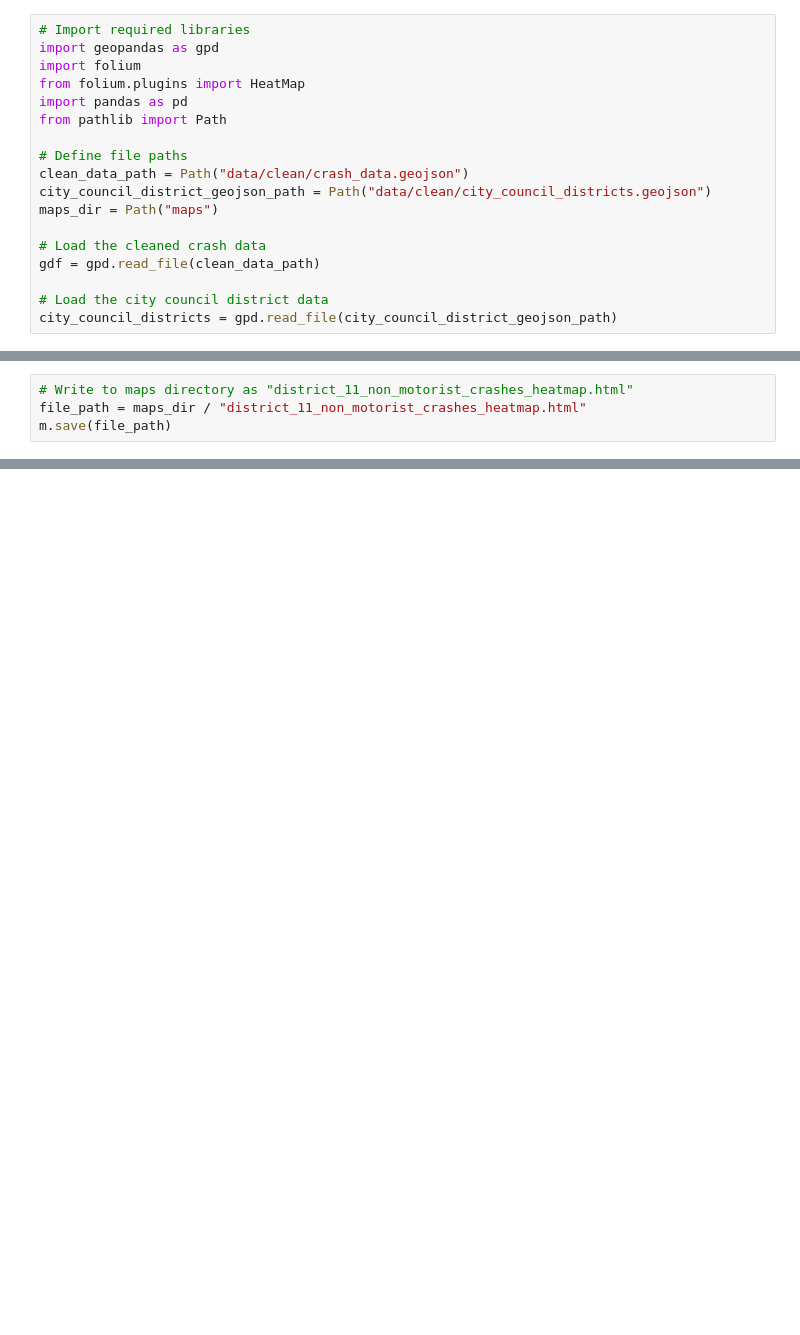
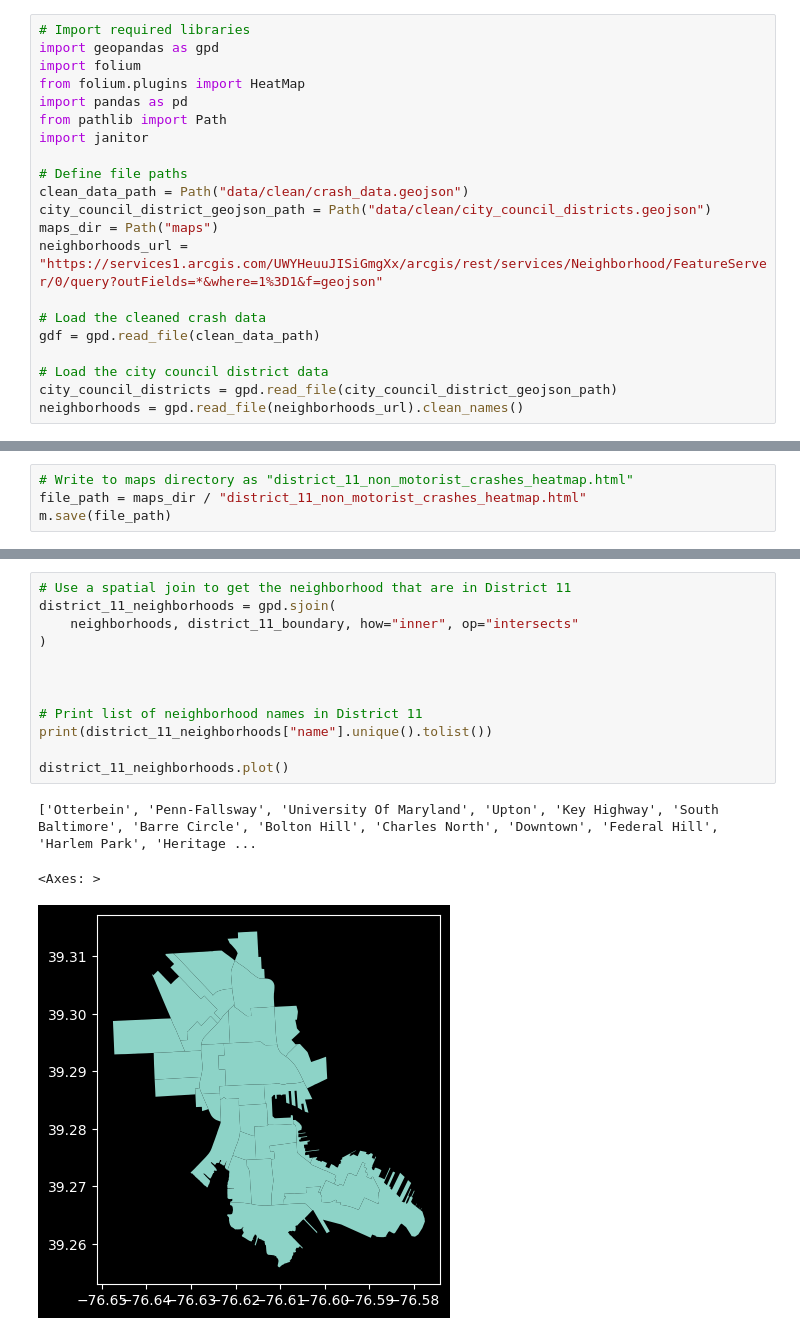
Before and after one commit to fedderw/baltimore-city-crash-analysis, a Jupyter notebook: map.ipynb, the cells around one changed output, grey strips where cells are left out. Drawn from its saved outputs; the diff is of its cells as text; blank space fills up the shorter version.

Commit message:
add neighborhoods to map.ipynb

```diff
--- a/map.ipynb
+++ b/map.ipynb
@@ -5,14 +5,17 @@ import folium
 from folium.plugins import HeatMap
 import pandas as pd
 from pathlib import Path
+import janitor
 
 # Define file paths
 clean_data_path = Path("data/clean/crash_data.geojson")
 city_council_district_geojson_path = Path("data/clean/city_council_districts.geojson")
 maps_dir = Path("maps")
+neighborhoods_url = "https://services1.arcgis.com/UWYHeuuJISiGmgXx/arcgis/rest/services/Neighborhood/FeatureServer/0/query?outFields=*&where=1%3D1&f=geojson"
 
 # Load the cleaned crash data
 gdf = gpd.read_file(clean_data_path)
 
 # Load the city council district data
 city_council_districts = gpd.read_file(city_council_district_geojson_path)
+neighborhoods = gpd.read_file(neighborhoods_url).clean_names()
@@ -66,0 +86,16 @@ m.save(file_path)
+# %%
+# Use a spatial join to get the neighborhood that are in District 11
+district_11_neighborhoods = gpd.sjoin(
+    neighborhoods, district_11_boundary, how="inner", op="intersects"
+)
+
+
+
+# Print list of neighborhood names in District 11
+print(district_11_neighborhoods["name"].unique().tolist())
+
+district_11_neighborhoods.plot()
+# %% [output]
+['Otterbein', 'Penn-Fallsway', 'University Of Maryland', 'Upton', 'Key Highway', 'South Baltimore', 'Barre Circle', 'Bolton Hill', 'Charles North', 'Downtown', 'Federal Hill', 'Harlem Park', 'Heritage ...
+<Axes: >
+[figure, added]
```
Also changed, not shown: parts of 13 cells of this notebook, 33 other files.
